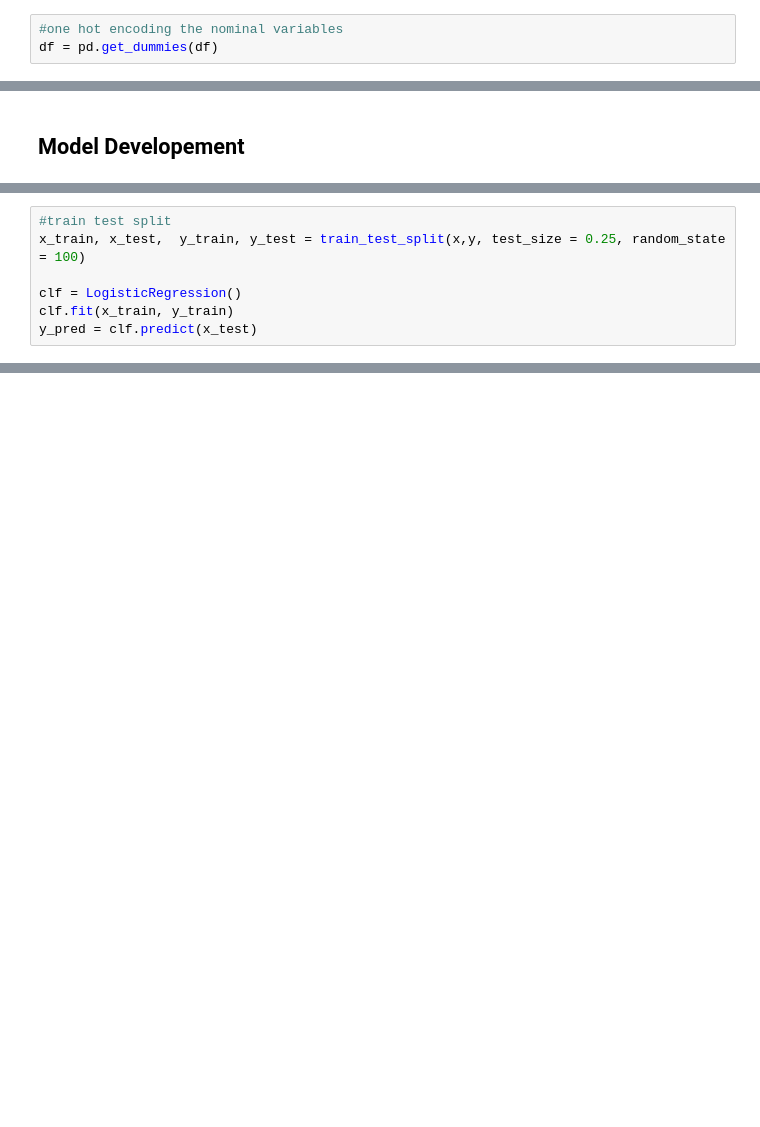
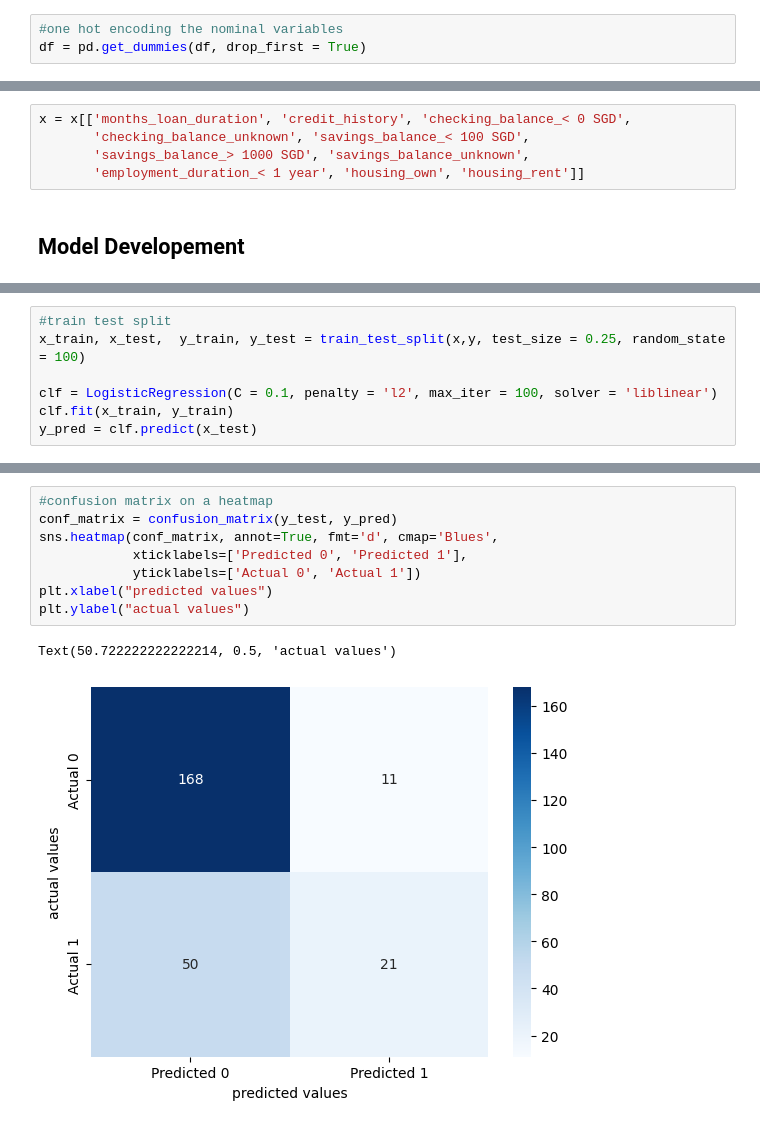
Before and after one commit to devroopsaha744/MLCOE-TASK-2, a Jupyter notebook: MLCOE_Task_2_Classification_task.ipynb, the cells around one changed output, grey strips where cells are left out. Saved outputs shown, nothing was run; the diff lists cells and outputs as text; blank space fills up the shorter version.

```diff
--- a/MLCOE_Task_2_Classification_task.ipynb
+++ b/MLCOE_Task_2_Classification_task.ipynb
@@ -405,6 +447,6 @@ df['default'] = np.where(df['default']=='yes',1,0)
 # %%
 #one hot encoding the nominal variables
-df = pd.get_dummies(df)
+df = pd.get_dummies(df, drop_first = True)
 # %%
 df
 # %% [output]
@@ -463,2 +524,7 @@ scl_df
+# %%
+x = x[['months_loan_duration', 'credit_history', 'checking_balance_< 0 SGD',
+       'checking_balance_unknown', 'savings_balance_< 100 SGD',
+       'savings_balance_> 1000 SGD', 'savings_balance_unknown',
+       'employment_duration_< 1 year', 'housing_own', 'housing_rent']]
 # %% [markdown]
 ## **Model Developement**
@@ -470,6 +532,6 @@ y = scl_df['default']
 #train test split
 x_train, x_test,  y_train, y_test = train_test_split(x,y, test_size = 0.25, random_state = 100)
 
-clf = LogisticRegression()
+clf = LogisticRegression(C = 0.1, penalty = 'l2', max_iter = 100, solver = 'liblinear')
 clf.fit(x_train, y_train)
 y_pred = clf.predict(x_test)
@@ -479,0 +576,11 @@ clf.score(x,y)
+# %%
+#confusion matrix on a heatmap
+conf_matrix = confusion_matrix(y_test, y_pred)
+sns.heatmap(conf_matrix, annot=True, fmt='d', cmap='Blues',
+            xticklabels=['Predicted 0', 'Predicted 1'],
+            yticklabels=['Actual 0', 'Actual 1'])
+plt.xlabel("predicted values")
+plt.ylabel("actual values")
+# %% [output]
+Text(50.722222222222214, 0.5, 'actual values')
+[figure, added]
```
Also changed, not shown: parts of 20 cells of this notebook.
